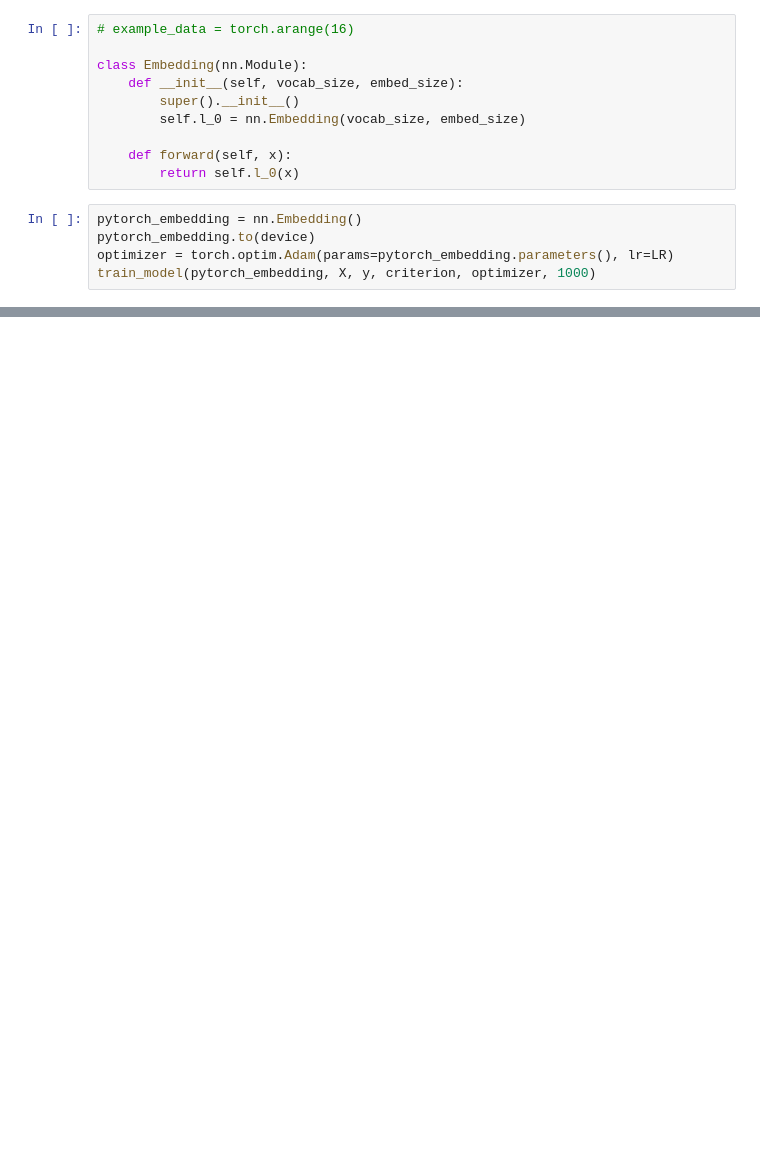
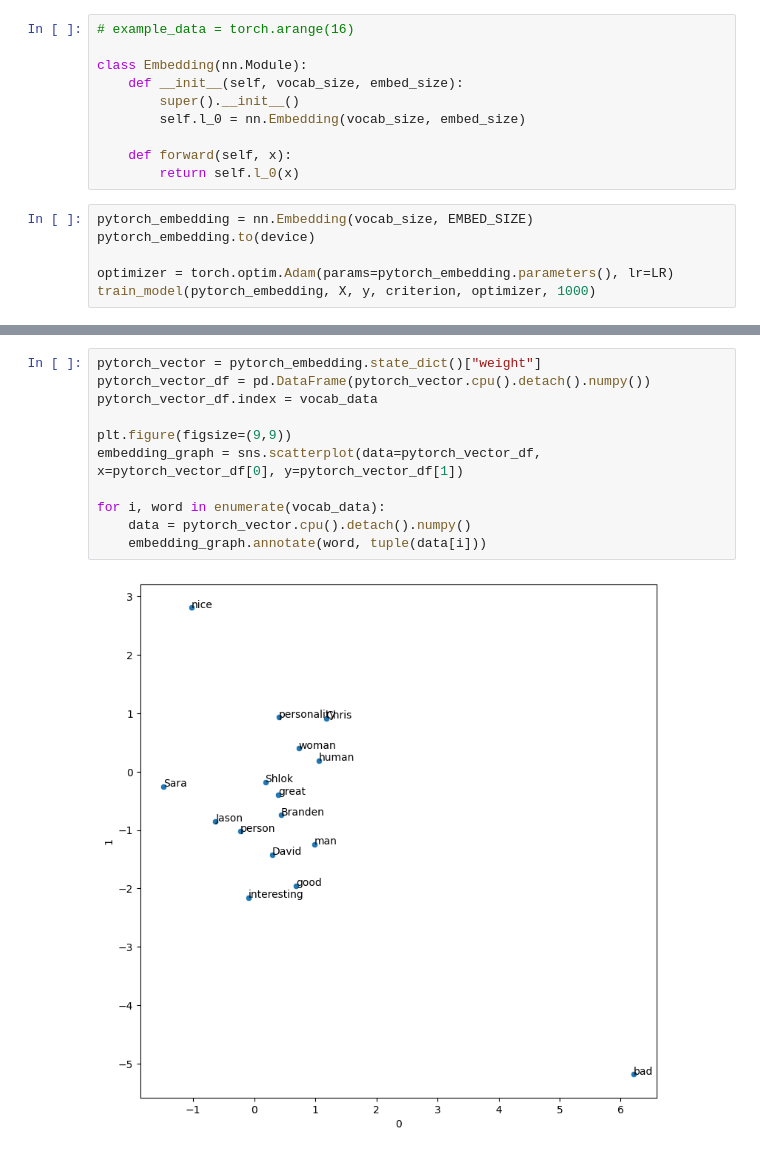
Before and after one commit to Comment-XD/PyTorch-Fundamentals, a Jupyter notebook: Recurrent Neural Network/Word Embedding.ipynb, the cells around one changed output, grey strips where cells are left out. Saved outputs shown, nothing was run; the diff lists cells and outputs as text; blank space fills up the shorter version.

```diff
--- a/Recurrent Neural Network/Word Embedding.ipynb
+++ b/Recurrent Neural Network/Word Embedding.ipynb
@@ -360,8 +358,9 @@ class Embedding(nn.Module):
     def forward(self, x):
         return self.l_0(x)
 # %%
-pytorch_embedding = nn.Embedding()
+pytorch_embedding = nn.Embedding(vocab_size, EMBED_SIZE)
 pytorch_embedding.to(device)
+
 optimizer = torch.optim.Adam(params=pytorch_embedding.parameters(), lr=LR)
 train_model(pytorch_embedding, X, y, criterion, optimizer, 1000)
 # %% [output]
@@ -368,0 +378,13 @@ TypeError: Embedding.__init__() missing 2 required positional arguments: 'num_em
+# %%
+pytorch_vector = pytorch_embedding.state_dict()["weight"]
+pytorch_vector_df = pd.DataFrame(pytorch_vector.cpu().detach().numpy())
+pytorch_vector_df.index = vocab_data
+
+plt.figure(figsize=(9,9))
+embedding_graph = sns.scatterplot(data=pytorch_vector_df, x=pytorch_vector_df[0], y=pytorch_vector_df[1])
+
+for i, word in enumerate(vocab_data):
+    data = pytorch_vector.cpu().detach().numpy()
+    embedding_graph.annotate(word, tuple(data[i]))
+# %% [output]
+[figure, added]
```
Also changed, not shown: parts of 12 cells of this notebook, 5 other files.
